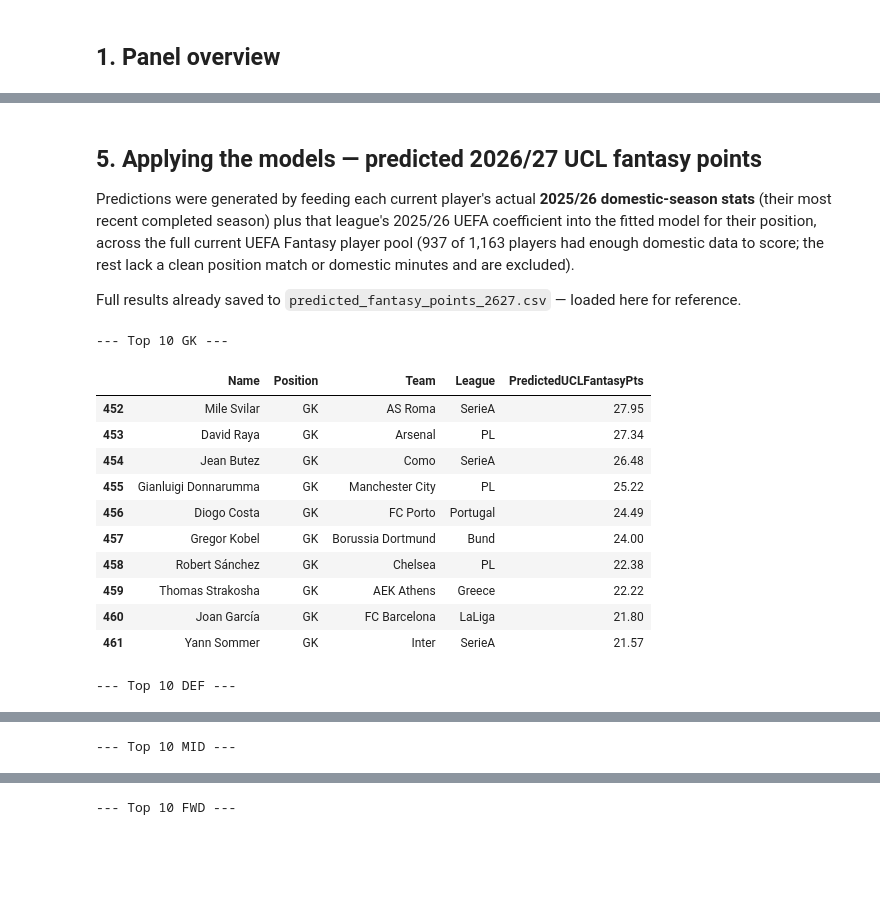
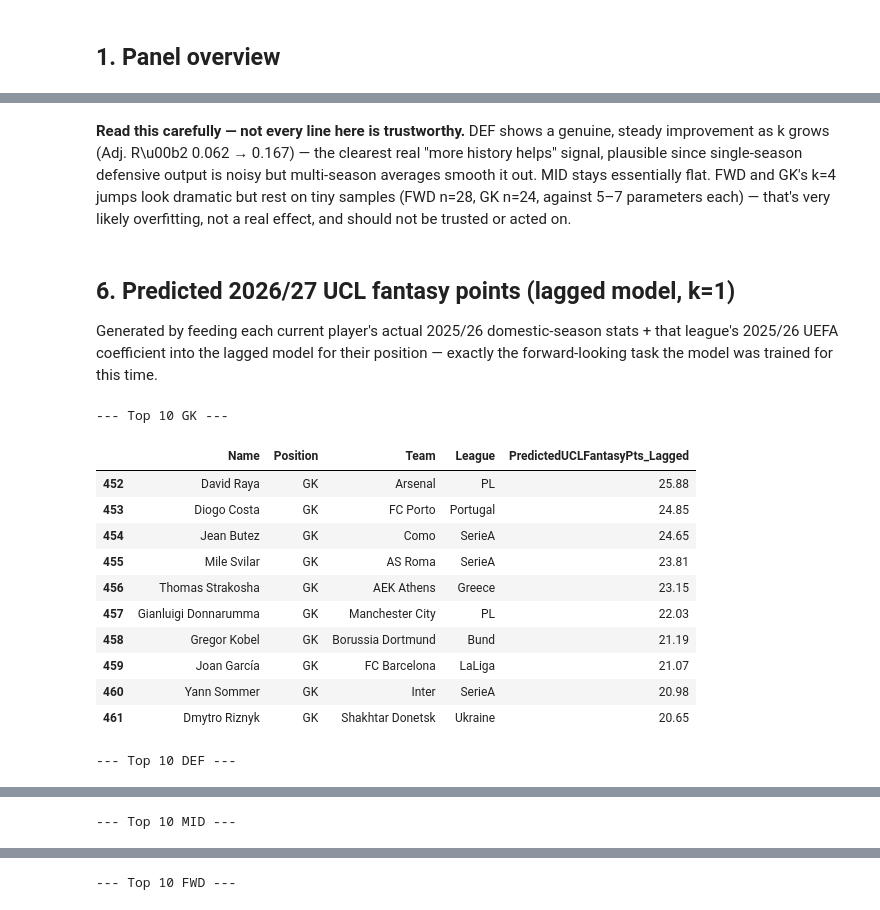
Before and after one commit to alexg171/ucl-fantasy-visualizer, a Jupyter notebook: ols_fantasy_model.ipynb, the cells around one changed output, grey strips where cells are left out. Cells and saved outputs as stored; diff of their text form; code cells hidden in the pictures; blank space fills up the shorter version.

```diff
--- a/ols_fantasy_model.ipynb
+++ b/ols_fantasy_model.ipynb
@@ -18,4 +19,5 @@ Predicts a player's UEFA Champions League Fantasy points from their **domestic-l
 # %%
+import json
 import pandas as pd
 import numpy as np
 import statsmodels.api as sm
@@ -25,6 +27,6 @@ plt.rcParams['figure.dpi'] = 110
 plt.rcParams['axes.spines.top'] = False
 plt.rcParams['axes.spines.right'] = False
 
-panel = pd.read_csv('regression_training_panel.csv')
+panel = pd.read_csv('regression_training_panel_lagged.csv')
 panel.head()
 # %% [output]
@@ -209,0 +216,21 @@ plt.show()
+# %%
+with open('panels_by_k.json', encoding='utf-8') as f:
+    panels_by_k = json.load(f)
+
+k_rows = []
+for k_str, prows in panels_by_k.items():
+    k = int(k_str)
+    dfk = pd.DataFrame(prows)
+    for pos, feats in FEATURES.items():
+        sub = dfk[dfk['pos'] == pos] if len(dfk) else dfk
+        n = len(sub)
+        if n < len(feats) + 5:
+            k_rows.append({'k': k, 'pos': pos, 'n': n, 'r2': None, 'adj_r2': None})
+            continue
+        X = sm.add_constant(sub[feats]); y = sub['target_ucl_fantasy_pts']
+        m = sm.OLS(y, X).fit(cov_type='HC1')
+        k_rows.append({'k': k, 'pos': pos, 'n': n, 'r2': round(m.rsquared, 3), 'adj_r2': round(m.rsquared_adj, 3)})
+
+k_summary = pd.DataFrame(k_rows).sort_values(['pos', 'k'])
+k_summary.to_csv('k_window_comparison.csv', index=False)
+k_summary
@@ -209,0 +255,12 @@ plt.show()
+# %%
+fig, ax = plt.subplots(figsize=(8, 5))
+colors = {'GK': '#f2a900', 'DEF': '#3d7ea6', 'MID': '#4caf50', 'FWD': '#e63946'}
+for pos in ['GK', 'DEF', 'MID', 'FWD']:
+    sub = k_summary[(k_summary['pos'] == pos) & (k_summary['adj_r2'].notna())]
+    ax.plot(sub['k'], sub['adj_r2'], marker='o', label=pos, color=colors[pos])
+ax.set_xlabel('Trailing window size (k seasons)')
+ax.set_ylabel('Adjusted R\u00b2')
+ax.set_title('Does more historical depth help? (sample size shrinks as k grows)')
+ax.legend()
+plt.tight_layout()
+plt.show()
@@ -210,25 +269,25 @@ plt.show()
+# %% [markdown]
+**Read this carefully — not every line here is trustworthy.** DEF shows a genuine, steady improvement as k grows (Adj. R\u00b2 0.062 → 0.167) — the clearest real "more history helps" signal, plausible since single-season defensive output is noisy but multi-season averages smooth it out. MID stays essentially flat. FWD and GK's k=4 jumps look dramatic but rest on tiny samples (FWD n=28, GK n=24, against 5–7 parameters each) — that's very likely overfitting, not a real effect, and should not be trusted or acted on.
 # %% [markdown]
-## 5. Applying the models — predicted 2026/27 UCL fantasy points
+## 6. Predicted 2026/27 UCL fantasy points (lagged model, k=1)
 
-Predictions were generated by feeding each current player's actual **2025/26 domestic-season stats** (their most recent completed season) plus that league's 2025/26 UEFA coefficient into the fitted model for their position, across the full current UEFA Fantasy player pool (937 of 1,163 players had enough domestic data to score; the rest lack a clean position match or domestic minutes and are excluded).
-
-Full results already saved to `predicted_fantasy_points_2627.csv` — loaded here for reference.
+Generated by feeding each current player's actual 2025/26 domestic-season stats + that league's 2025/26 UEFA coefficient into the lagged model for their position — exactly the forward-looking task the model was trained for this time.
 # %%
-preds = pd.read_csv('predicted_fantasy_points_2627.csv')
+preds = pd.read_csv('predicted_fantasy_points_2627_lagged.csv')
 for pos in ['GK', 'DEF', 'MID', 'FWD']:
     print(f'--- Top 10 {pos} ---')
-    display(preds[preds['Position'] == pos].sort_values('PredictedUCLFantasyPts', ascending=False).head(10))
+    display(preds[preds['Position'] == pos].sort_values('PredictedUCLFantasyPts_Lagged', ascending=False).head(10))
 # %% [output]
 --- Top 10 GK ---
-|  | Name | Position | Team | League | PredictedUCLFantasyPts |
-| 452 | Mile Svilar | GK | AS Roma | SerieA | 27.95 |
-| 453 | David Raya | GK | Arsenal | PL | 27.34 |
-| 454 | Jean Butez | GK | Como | SerieA | 26.48 |
-| 455 | Gianluigi Donnarumma | GK | Manchester City | PL | 25.22 |
-| 456 | Diogo Costa | GK | FC Porto | Portugal | 24.49 |
-| 457 | Gregor Kobel | GK | Borussia Dortmund | Bund | 24.00 |
-| 458 | Robert Sánchez | GK | Chelsea | PL | 22.38 |
-| 459 | Thomas Strakosha | GK | AEK Athens | Greece | 22.22 |
-| 460 | Joan García | GK | FC Barcelona | LaLiga | 21.80 |
-| 461 | Yann Sommer | GK | Inter | SerieA | 21.57 |
+|  | Name | Position | Team | League | PredictedUCLFantasyPts_Lagged |
+| 452 | David Raya | GK | Arsenal | PL | 25.88 |
+| 453 | Diogo Costa | GK | FC Porto | Portugal | 24.85 |
+| 454 | Jean Butez | GK | Como | SerieA | 24.65 |
+| 455 | Mile Svilar | GK | AS Roma | SerieA | 23.81 |
+| 456 | Thomas Strakosha | GK | AEK Athens | Greece | 23.15 |
+| 457 | Gianluigi Donnarumma | GK | Manchester City | PL | 22.03 |
+| 458 | Gregor Kobel | GK | Borussia Dortmund | Bund | 21.19 |
+| 459 | Joan García | GK | FC Barcelona | LaLiga | 21.07 |
+| 460 | Yann Sommer | GK | Inter | SerieA | 20.98 |
+| 461 | Dmytro Riznyk | GK | Shakhtar Donetsk | Ukraine | 20.65 |
 --- Top 10 DEF ---
```
Also changed, not shown: parts of 22 cells of this notebook, 7 other files.
